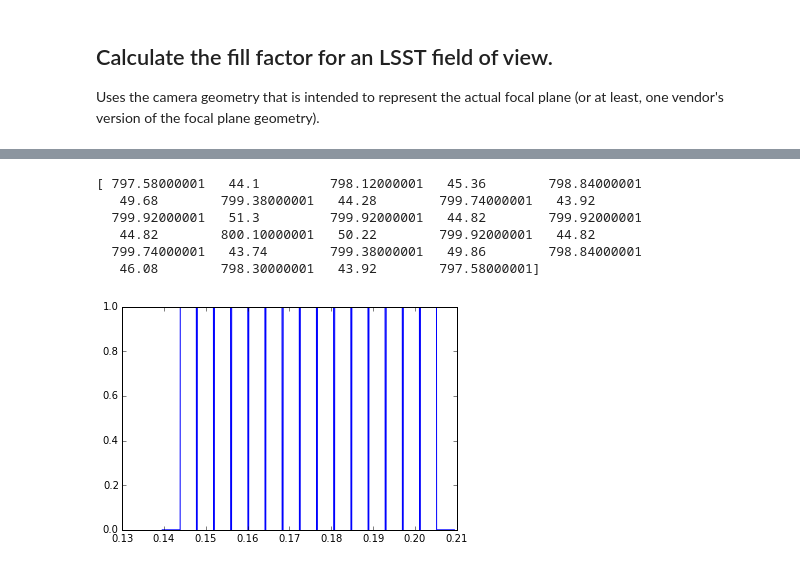
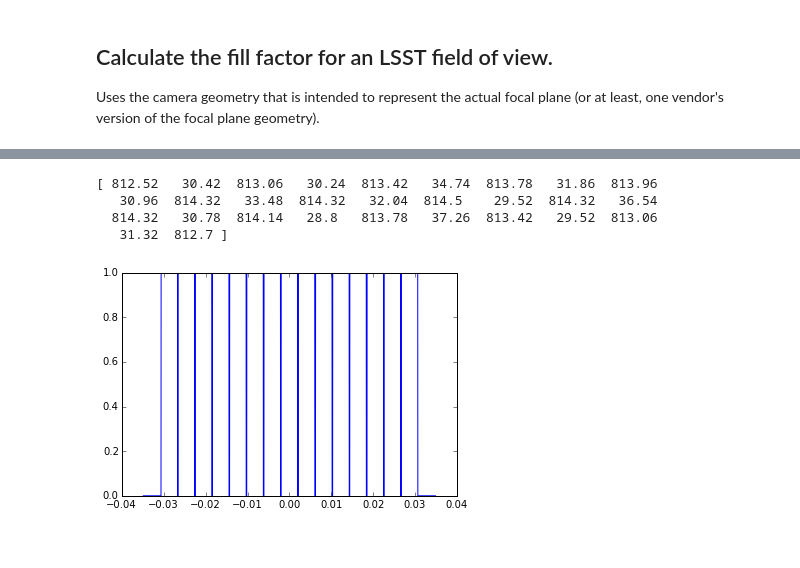
Before and after one commit to rhiannonlynne/318-proceedings, a Jupyter notebook: FillFactor.ipynb, the cells around one changed output, grey strips where cells are left out. Drawn from its saved outputs; the diff is of its cells as text; code cells hidden in the pictures.

```diff
--- a/FillFactor.ipynb
+++ b/FillFactor.ipynb
@@ -54,8 +37,6 @@ dec = np.array(dec)
 # %%
 # Calculate 'visibility'
-refractedra, refracteddec = _observedFromICRS(ra, dec, obs_metadata=obs_metadata, epoch=epoch)
-chipNames = _chipNameFromRaDec(ra=refractedra, dec=refracteddec, epoch=epoch,
-                                camera=camera, obs_metadata=obs_metadata)
+chipNames = chipNameFromPupilCoords(x, y, camera=camera)
 vis = np.zeros(len(chipNames))
 for i, chip in enumerate(chipNames):
     if chip is not None:
@@ -140,23 +118,13 @@ plt.savefig('focalplane.png', format='png', dpi=600)
 # %%
-# zoom in to see a raft (ccd = 13', raft = 13*3 ' = 0.6 deg) in higher detail.
-testrange = 0.5
-spacing = 0.001
-decscale = np.cos(fielddec)
-rai = np.arange(fieldra - np.radians(testrange)*decscale,
-                fieldra + np.radians(testrange)*decscale, np.radians(spacing)*decscale)
-deci = np.arange(fielddec - np.radians(testrange),
-                 fielddec + np.radians(testrange), np.radians(spacing))
-ra = []
-dec = []
-for i in itertools.product(rai, deci):
-    ra.append(i[0])
-    dec.append(i[1])
-ra = np.array(ra)
-dec = np.array(dec)
+# And zoom in even more, to check raft/ccd spacing.
+testrange = 2.0
+spacing = 0.00005
+xi = np.arange(xcen - np.radians(testrange),
+                xcen + np.radians(testrange), np.radians(spacing))
+yi = np.zeros(len(xi)) + ycen
 
 # Calculate 'visibility'
-refractedra, refracteddec = _observedFromICRS(ra, dec, obs_metadata=obs_metadata, epoch=epoch)
-chipNames = _chipNameFromRaDec(ra=refractedra, dec=refracteddec, epoch=epoch, camera=camera, obs_metadata=obs_metadata)
+chipNames = chipNameFromPupilCoords(xi, yi, camera=camera)
 vis = np.zeros(len(chipNames))
 for i, chip in enumerate(chipNames):
     if chip is not None:
@@ -180,28 +142,24 @@ plt.ylim(-.5, 0.5)
 # %%
-# And zoom in even more, to check raft/ccd spacing. Do single line in RA.
+# And zoom in even more, to check raft/ccd spacing.
 testrange = 2.0
 spacing = 0.00005
-decscale = np.cos(fielddec)
-ra = np.arange(fieldra - np.radians(testrange)*decscale,
-                fieldra + np.radians(testrange)*decscale, np.radians(spacing)*decscale)
-dec = np.zeros(len(ra)) + fielddec
+yi = np.arange(ycen - np.radians(testrange),
+                ycen + np.radians(testrange), np.radians(spacing))
+xi = np.zeros(len(yi)) + xcen
 
 # Calculate 'visibility'
-refractedra, refracteddec = _observedFromICRS(ra, dec, obs_metadata=obs_metadata, epoch=epoch)
-chipNames = _chipNameFromRaDec(ra=refractedra, dec=refracteddec, epoch=epoch, camera=camera, obs_metadata=obs_metadata)
+chipNames = chipNameFromPupilCoords(xi, yi, camera=camera)
 vis = np.zeros(len(chipNames))
 for i, chip in enumerate(chipNames):
     if chip is not None:
         vis[i] = 1
 # %%
-plt.plot(ra, vis)
+plt.plot(yi, vis)
 condition = np.where(np.diff(vis) != 0)[0]
-print np.diff(np.degrees(ra[condition])*60.*60.)
+print np.diff(np.degrees(yi[condition])*60.*60.)
 # %% [output]
-[ 797.58000001   44.1         798.12000001   45.36        798.84000001
-   49.68        799.38000001   44.28        799.74000001   43.92
-  799.92000001   51.3         799.92000001   44.82        799.92000001
-   44.82        800.10000001   50.22        799.92000001   44.82
-  799.74000001   43.74        799.38000001   49.86        798.84000001
-   46.08        798.30000001   43.92        797.58000001]
+[ 812.52   30.42  813.06   30.24  813.42   34.74  813.78   31.86  813.96
+   30.96  814.32   33.48  814.32   32.04  814.5    29.52  814.32   36.54
+  814.32   30.78  814.14   28.8   813.78   37.26  813.42   29.52  813.06
+   31.32  812.7 ]
-[figure, old version]
+[figure, new version]
```
Also changed, not shown: parts of 10 cells of this notebook, 1 other file.
